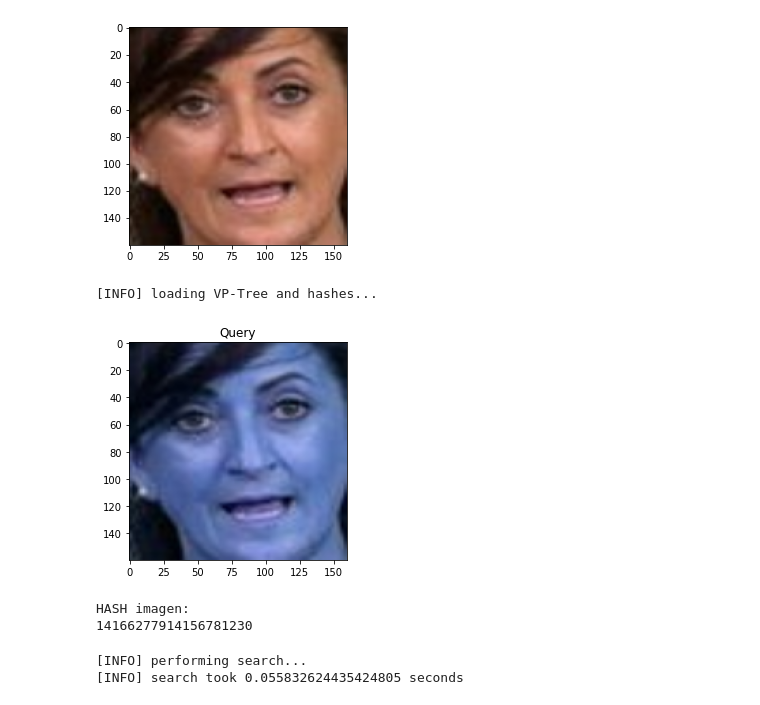
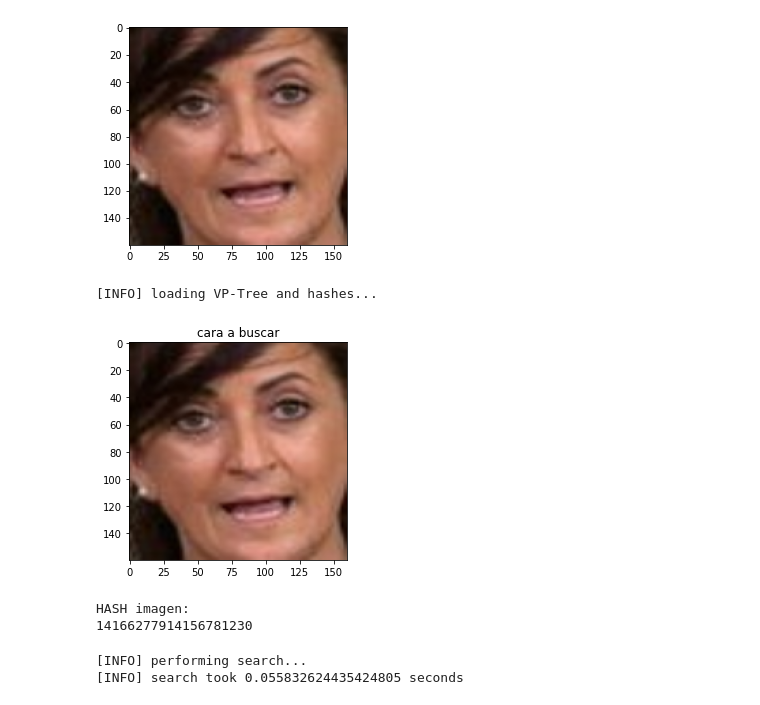
Before and after one commit to IA2021UR/trabajo-ia-en-la-comunidad-de-la-rioja-equipo-1, a Jupyter notebook: hashing_search_engine.ipynb, the cells around one changed output. Cells and saved outputs as stored; diff of their text form; code cells hidden in the pictures.

```diff
--- a/hashing_search_engine.ipynb
+++ b/hashing_search_engine.ipynb
@@ -153,13 +153,14 @@ print(s[0:posicion])
 449668
 # %%
 for imagenConCara in listaCaras:
-  print(imagenConCara)
+  # print(imagenConCara)
   b=listaCaras[imagenConCara]
   i=0
   for el in b:
     # plt.figure()
     # plt.imshow(el)
     posicion=imagenConCara.index('.')
-    nombre=imagenConCara[0:posicion]+'_'+str(i)+'.jpg'
-    cv2.imwrite(nombre,el)
+    nombre='3/'+imagenConCara[0:posicion]+'_'+str(i)+'.jpg'
+    # print(nombre)
     i=i+1
+    cv2.imwrite(nombre, el)
@@ -369,22 +360,23 @@ args = {
 # %%
 # load the VP-Tree and hashes dictionary
 print("[INFO] loading VP-Tree and hashes...")
 tree = pickle.loads(open(args["tree"], "rb").read())
 hashes = pickle.loads(open(args["hashes"], "rb").read())
 
 # load the input query image
 # image = cv2.imread('/content/hashing-search-engine/queries/a.jpg')
-plt_imshow("Query", cara[0])
-
+plt.imshow(cara[0])
+plt.title('cara a buscar')
+plt.show()
 
 # compute the hash for the query image, then convert it
 queryHash = dhash(image)
 print('HASH imagen:')
 print(queryHash)
 queryHash = convert_hash(queryHash)
 # %% [output]
 [INFO] loading VP-Tree and hashes...
-[figure, old version]
+[figure, new version]
 HASH imagen:
 14166277914156781230
 # %%
```
Also changed, not shown: parts of 1 cell of this notebook.
